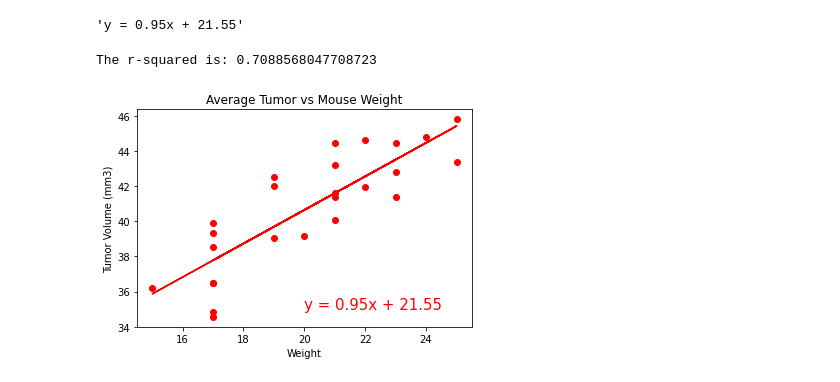
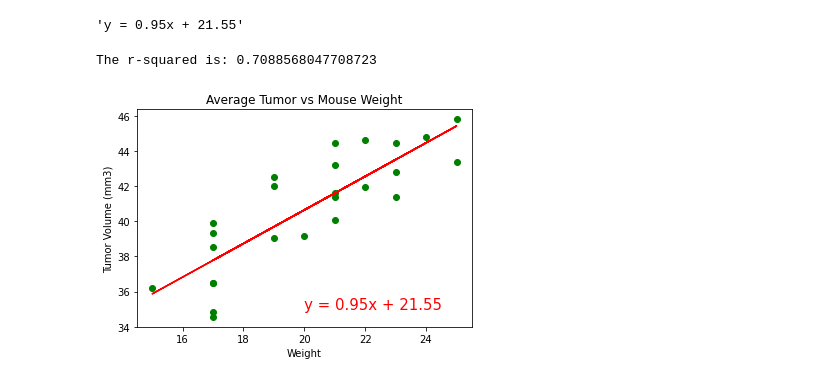
Before and after one commit to bdub99/Mice-Drug-Regiman-Analysis, a Jupyter notebook: PyMice/mice.ipynb, the cells around one changed output. Saved outputs shown, nothing was run; the diff lists cells and outputs as text; code cells hidden in the pictures.

```diff
--- a/PyMice/mice.ipynb
+++ b/PyMice/mice.ipynb
@@ -423,14 +429,14 @@ line_eq
 # %% [output]
 'y = 0.95x + 21.55'
 # %%
-plt.scatter(x_values,y_values, color="red")
+plt.scatter(x_values,y_values, color="green")
 plt.plot(x_values,regress_values,"r-")
 plt.annotate(line_eq,(20,35),fontsize=15,color="red")
 plt.title("Average Tumor vs Mouse Weight")
 plt.xlabel("Weight")
 plt.ylabel("Tumor Volume (mm3)")
 print(f"The r-squared is: {rvalue**2}")
 plt.show()
 # %% [output]
 The r-squared is: 0.7088568047708723
-[figure, old version]
+[figure, new version]
```
Also changed, not shown: parts of 1 cell of this notebook.
